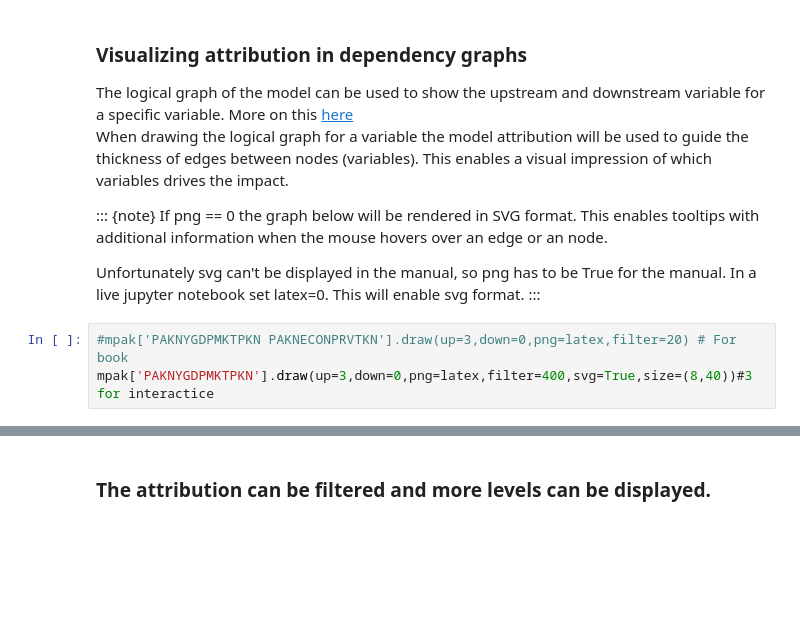
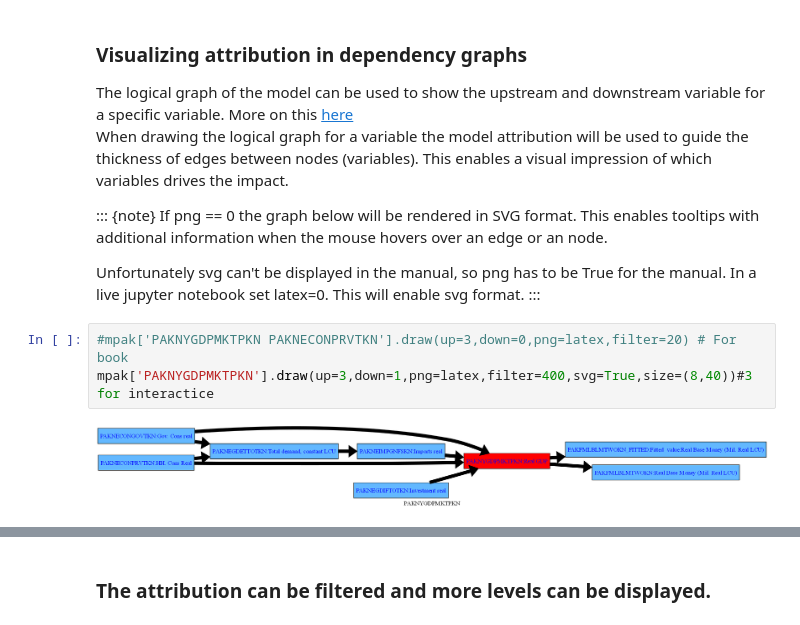
Before and after one commit to IbHansen/modelflow-manual, a Jupyter notebook: papers/mfbook/content/06_ModelAnalytics/Attribution some features.ipynb, the cells around one changed output, grey strips where cells are left out. Cells and saved outputs as stored; diff of their text form; blank space fills up the shorter version.

```diff
--- a/papers/mfbook/content/06_ModelAnalytics/Attribution some features.ipynb
+++ b/papers/mfbook/content/06_ModelAnalytics/Attribution some features.ipynb
@@ -665,6 +736,8 @@ enable svg format.
 :::
 # %%
 #mpak['PAKNYGDPMKTPKN PAKNECONPRVTKN'].draw(up=3,down=0,png=latex,filter=20) # For book
-mpak['PAKNYGDPMKTPKN'].draw(up=3,down=0,png=latex,filter=400,svg=True,size=(8,40))#3 for interactice
+mpak['PAKNYGDPMKTPKN'].draw(up=3,down=1,png=latex,filter=400,svg=True,size=(8,40))#3 for interactice
+# %% [output]
+[figure, added]
 # %%
 mpak['PAKNYGDPMKTPKN PAKNECONPRVTKN'].draw(up=1,down=1,png=latex)  # diagram all direct dependencies
```
Also changed, not shown: parts of 29 cells of this notebook, 4 other files.
